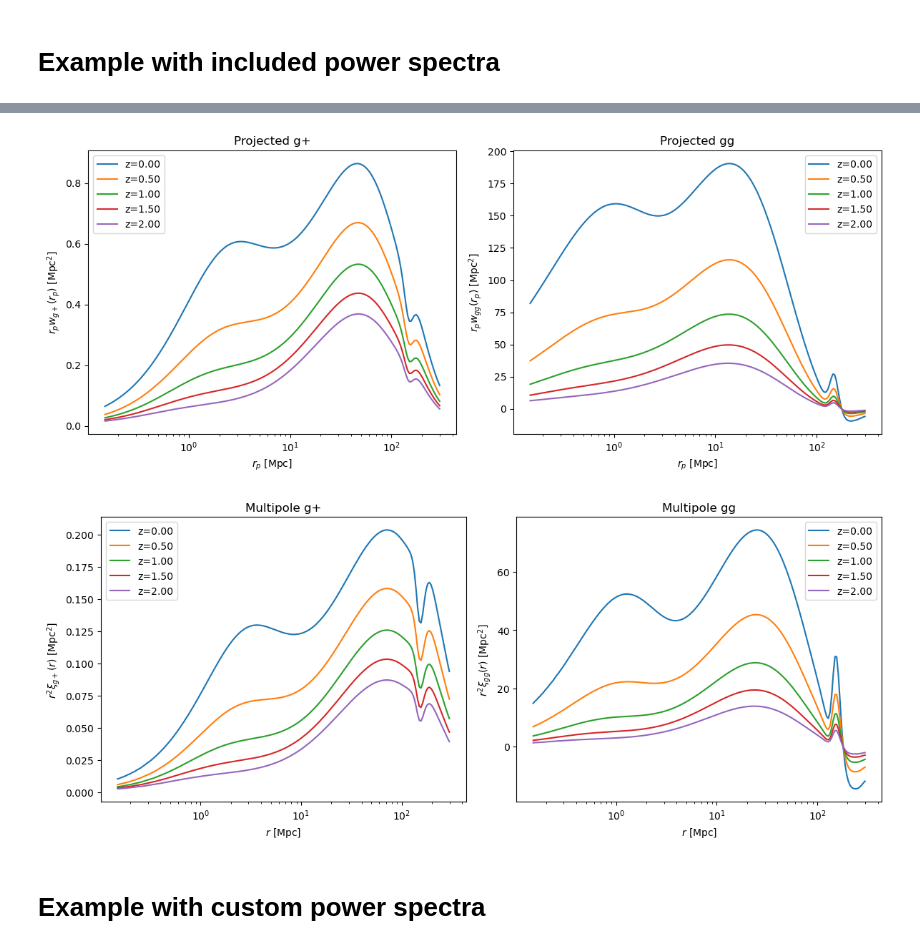
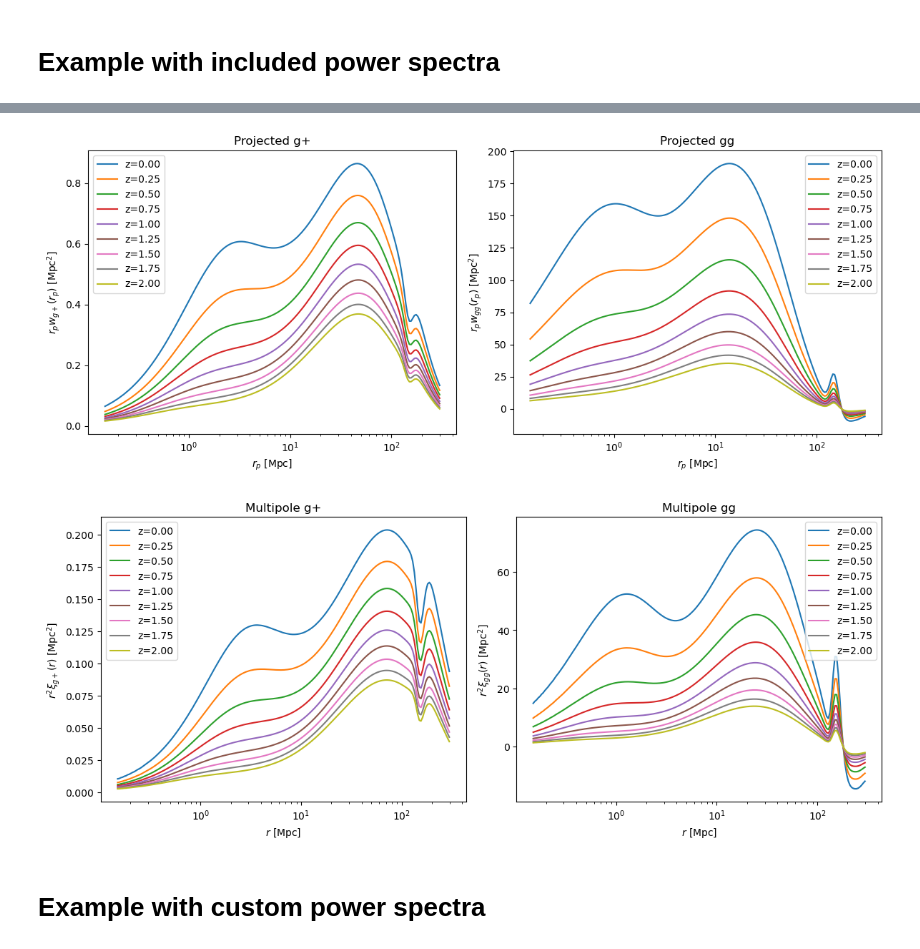
Before and after one commit to DennisNeumann97/GNAT, a Jupyter notebook: notebooks/examply.ipynb, the cells around one changed output, grey strips where cells are left out. Saved outputs shown, nothing was run; the diff lists cells and outputs as text; code cells hidden in the pictures.

```diff
--- a/notebooks/examply.ipynb
+++ b/notebooks/examply.ipynb
@@ -47,7 +47,7 @@ ccl_cosmo = ccl.Cosmology(
 )
 
 # Define redshifts at which to calculate estimators
-redshift_list = np.arange(0, 2.1, 0.5)
+redshift_list = np.arange(0, 2.1, 0.25)
 
 # Define scales at which to calculate estimators
 rp_array = np.geomspace(0.1, 200, 200)/ccl_cosmo['h']  # in Mpc
@@ -66,7 +66,7 @@ predictor = galaxyAlignmentPredictor(
 )
 
 # This function internally compputes splines for g+ and gg power spectrum for each redshift
-predictor.initialise_gp_gg_power_spectra_from_ccl(
+predictor.initialise_gp_gg_spin0_spin4_power_spectra_from_ccl(
     k_bounds=[1e-6, 1e3], # in 1/Mpc, chosen conservatively to cover all scales
     n_k=5000,
 )
@@ -143,5 +143,5 @@ plt.close()
-[figure, old version]
+[figure, new version]
-[figure, old version]
+[figure, new version]
 # %% [markdown]
 # Example with custom power spectra
 # %%
```
Also changed, not shown: parts of 3 cells of this notebook, 4 other files.
